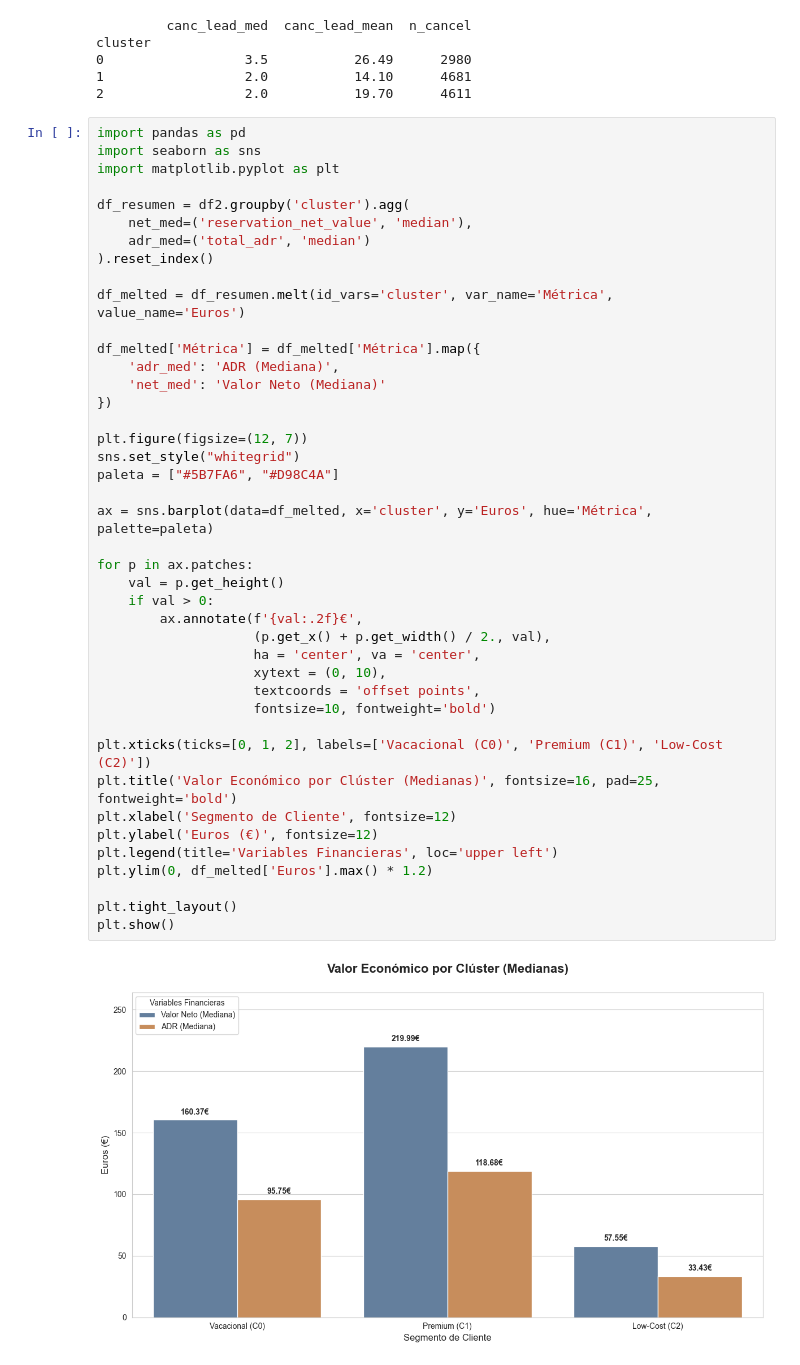
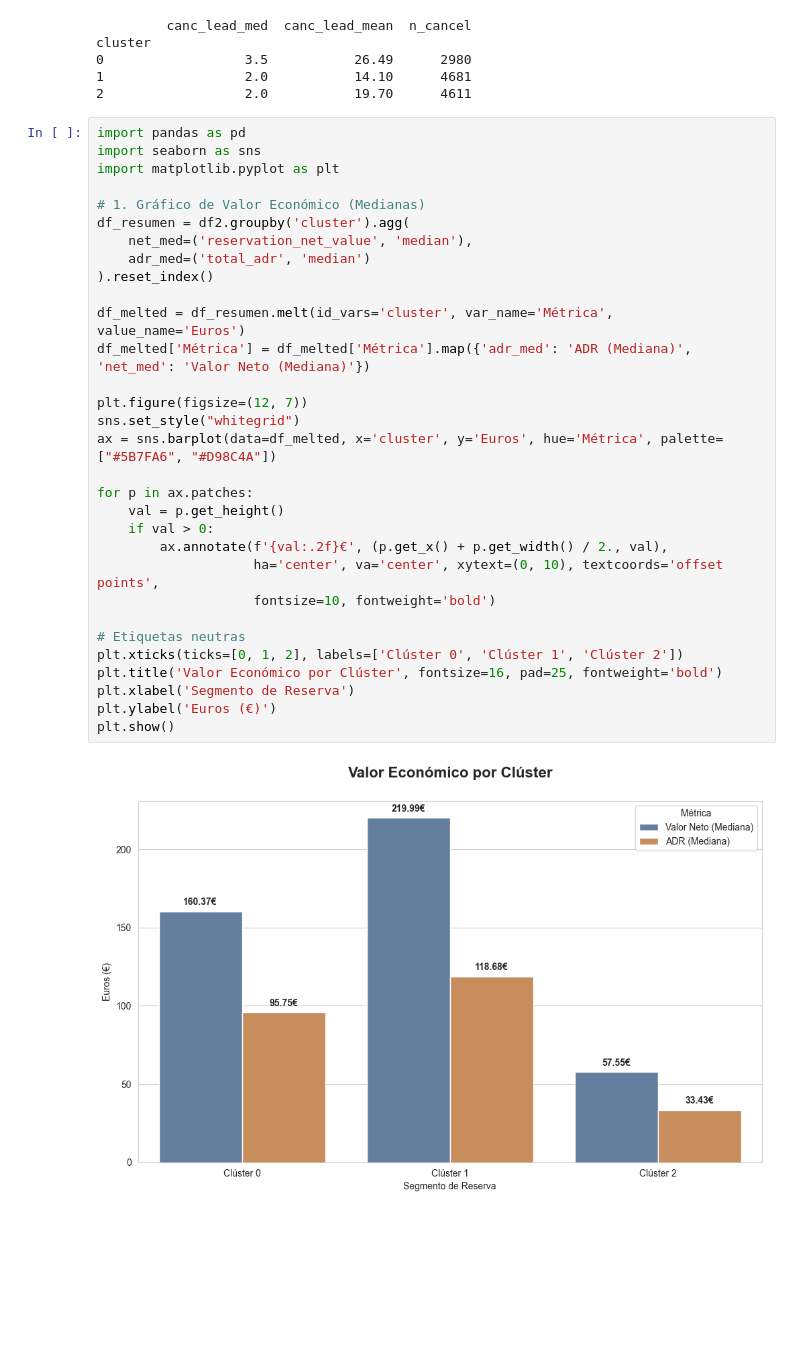
Before and after one commit to javierllorenteMon/RETO_06_VerdeOSCURO, a Jupyter notebook: 07-Clustering.ipynb, the cells around one changed output. Saved outputs shown, nothing was run; the diff lists cells and outputs as text; blank space fills up the shorter version.

Commit message:
Cambios xlabel grafico

```diff
--- a/07-Clustering.ipynb
+++ b/07-Clustering.ipynb
@@ -485,44 +485,33 @@ cluster
 # %%
 import pandas as pd
 import seaborn as sns
 import matplotlib.pyplot as plt
 
+# 1. Gráfico de Valor Económico (Medianas)
 df_resumen = df2.groupby('cluster').agg(
     net_med=('reservation_net_value', 'median'),
     adr_med=('total_adr', 'median')
 ).reset_index()
 
 df_melted = df_resumen.melt(id_vars='cluster', var_name='Métrica', value_name='Euros')
-
-df_melted['Métrica'] = df_melted['Métrica'].map({
-    'adr_med': 'ADR (Mediana)',
-    'net_med': 'Valor Neto (Mediana)'
-})
+df_melted['Métrica'] = df_melted['Métrica'].map({'adr_med': 'ADR (Mediana)', 'net_med': 'Valor Neto (Mediana)'})
 
 plt.figure(figsize=(12, 7))
 sns.set_style("whitegrid")
-paleta = ["#5B7FA6", "#D98C4A"]
-
-ax = sns.barplot(data=df_melted, x='cluster', y='Euros', hue='Métrica', palette=paleta)
+ax = sns.barplot(data=df_melted, x='cluster', y='Euros', hue='Métrica', palette=["#5B7FA6", "#D98C4A"])
 
 for p in ax.patches:
     val = p.get_height()
     if val > 0:
-        ax.annotate(f'{val:.2f}€',
-                    (p.get_x() + p.get_width() / 2., val),
-                    ha = 'center', va = 'center',
-                    xytext = (0, 10),
-                    textcoords = 'offset points',
+        ax.annotate(f'{val:.2f}€', (p.get_x() + p.get_width() / 2., val),
+                    ha='center', va='center', xytext=(0, 10), textcoords='offset points',
                     fontsize=10, fontweight='bold')
 
-plt.xticks(ticks=[0, 1, 2], labels=['Vacacional (C0)', 'Premium (C1)', 'Low-Cost (C2)'])
-plt.title('Valor Económico por Clúster (Medianas)', fontsize=16, pad=25, fontweight='bold')
-plt.xlabel('Segmento de Cliente', fontsize=12)
-plt.ylabel('Euros (€)', fontsize=12)
-plt.legend(title='Variables Financieras', loc='upper left')
-plt.ylim(0, df_melted['Euros'].max() * 1.2)
-
-plt.tight_layout()
+# Etiquetas neutras
+plt.xticks(ticks=[0, 1, 2], labels=['Clúster 0', 'Clúster 1', 'Clúster 2'])
+plt.title('Valor Económico por Clúster', fontsize=16, pad=25, fontweight='bold')
+plt.xlabel('Segmento de Reserva')
+plt.ylabel('Euros (€)')
 plt.show()
 # %% [output]
-[figure, old version]
+[figure, new version]
```
